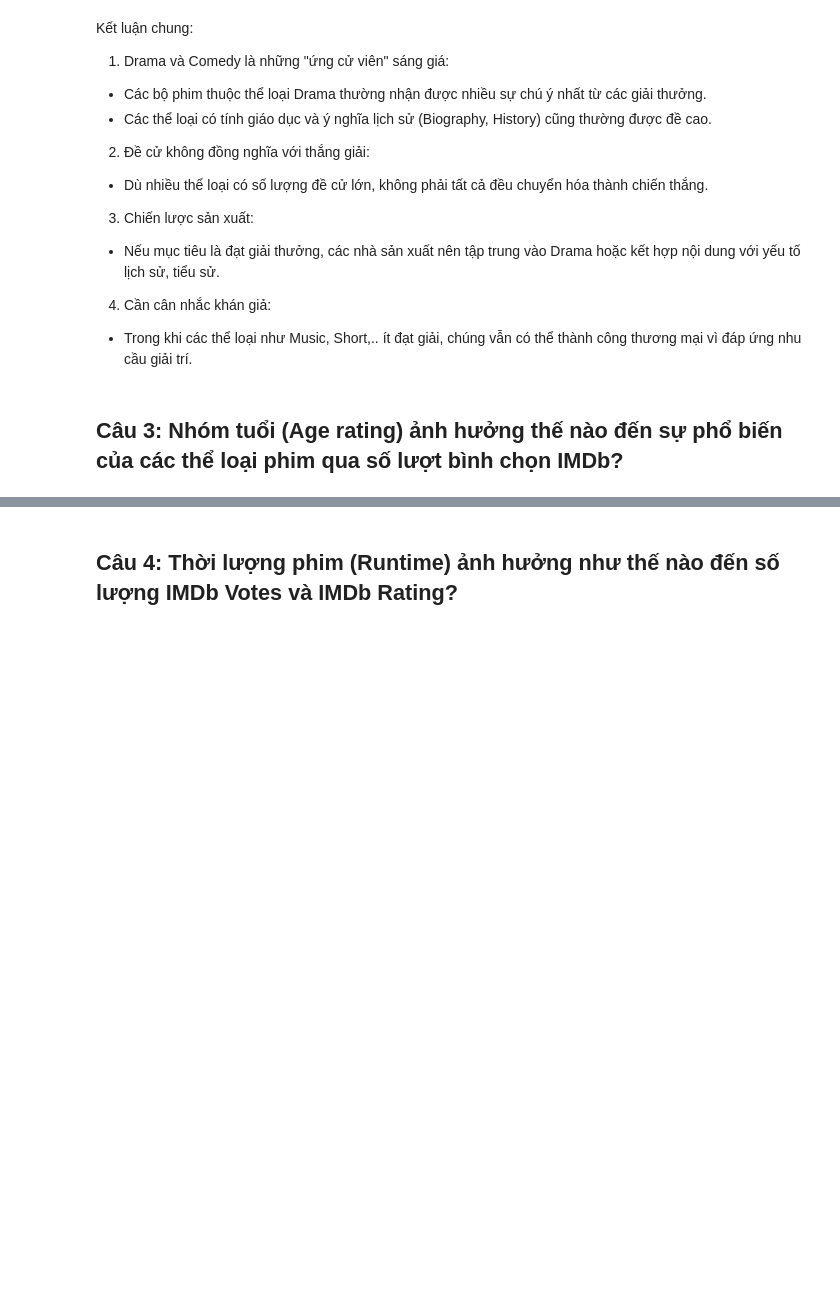
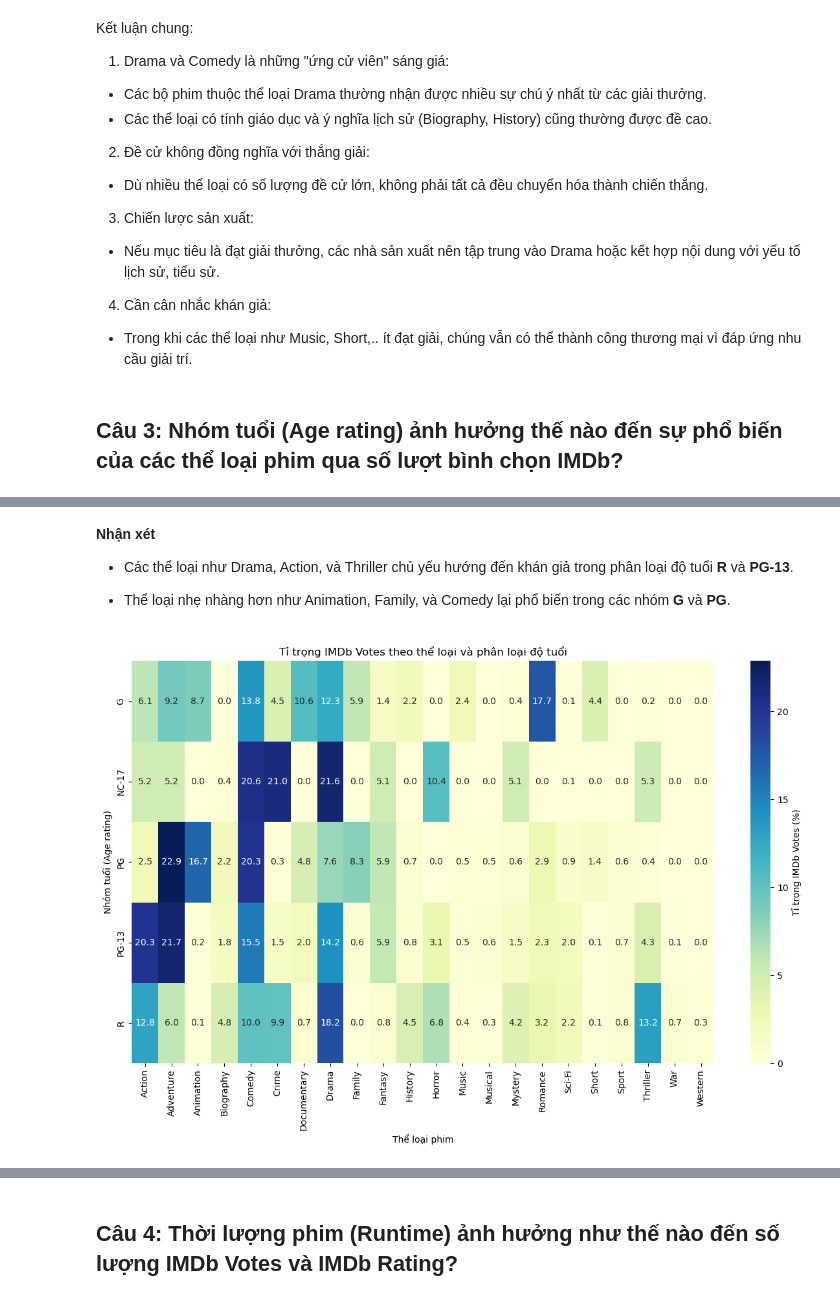
Before and after one commit to alpaca3000/IntroToDS, a Jupyter notebook: Source_codes/AnsweringQuestion.ipynb, the cells around one changed output, grey strips where cells are left out. Saved outputs shown, nothing was run; the diff lists cells and outputs as text; code cells hidden in the pictures; blank space fills up the shorter version.

```diff
--- a/Source_codes/AnsweringQuestion.ipynb
+++ b/Source_codes/AnsweringQuestion.ipynb
@@ -245,0 +341,16 @@ Trả lời câu hỏi này:
+# %% [markdown]
+**Nhận xét**
+
+- Các thể loại như Drama, Action, và Thriller chủ yếu hướng đến khán giả trong phân loại độ tuổi **R** và **PG-13**.
+
+- Thể loại nhẹ nhàng hơn như Animation, Family, và Comedy lại phổ biến trong các nhóm **G** và **PG**.
+# %%
+plt.figure(figsize=(12, 8))
+sns.heatmap(grouped_percentage, annot=True, fmt=".1f", cmap="YlGnBu", cbar_kws={'label': 'Tỉ trọng IMDb Votes (%)'})
+plt.title("Tỉ trọng IMDb Votes theo thể loại và phân loại độ tuổi")
+plt.xlabel("Thể loại phim")
+plt.ylabel("Nhóm tuổi (Age rating)")
+plt.tight_layout()
+plt.show()
+# %% [output]
+[figure, added]
```
Also changed, not shown: parts of 20 cells of this notebook.
